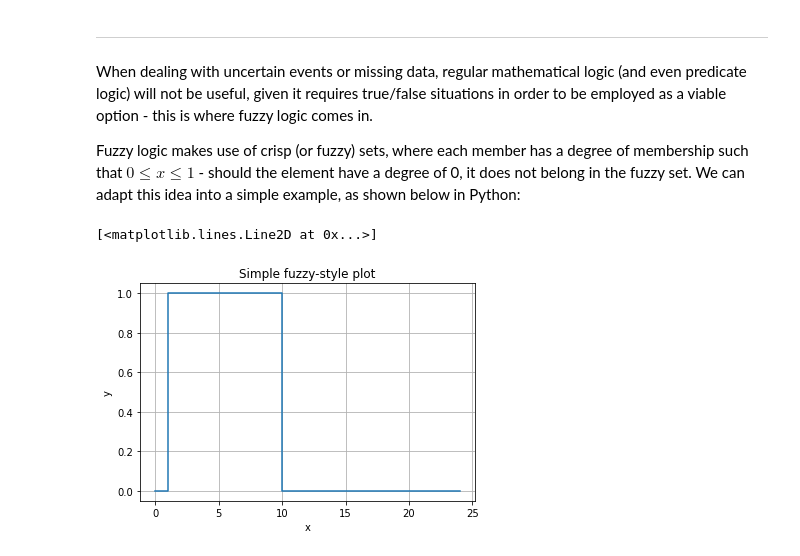
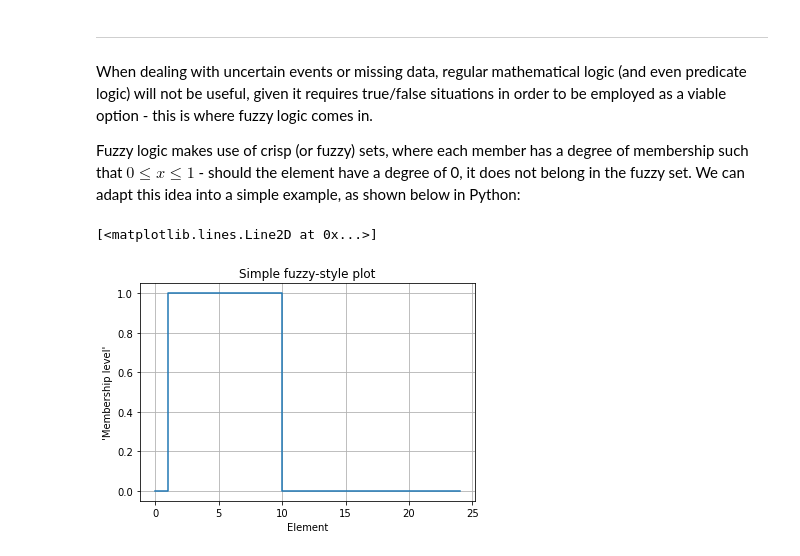
Before and after one commit to pereirarodrigo/fuzzyl, a Jupyter notebook: fuzzy.ipynb, the cells around one changed output. Cells and saved outputs as stored; diff of their text form; code cells hidden in the pictures.

```diff
--- a/fuzzy.ipynb
+++ b/fuzzy.ipynb
@@ -19,19 +19,19 @@ Fuzzy logic makes use of crisp (or fuzzy) sets, where each member has a degree o
 # %%
 # Simple Python script that creates a fuzzy-like set and plots it
 
 import matplotlib.pyplot as plt
 import numpy as np
 
 X = [1 if x >= 2 and x <= 10 else 0 for x in range(25)]
 
 # Optional: converting the list into a NumPy array
 X = np.asarray(X)
 
-plt.xlabel("x")
-plt.ylabel("y")
+plt.xlabel("Element")
+plt.ylabel("'Membership level'")
 plt.title("Simple fuzzy-style plot")
 plt.grid(True, which = "both")
 plt.plot(X, drawstyle = "steps-pre")
 # %% [output]
 [<matplotlib.lines.Line2D at 0x...>]
-[figure, old version]
+[figure, new version]
```
Also changed, not shown: parts of 3 cells of this notebook.
